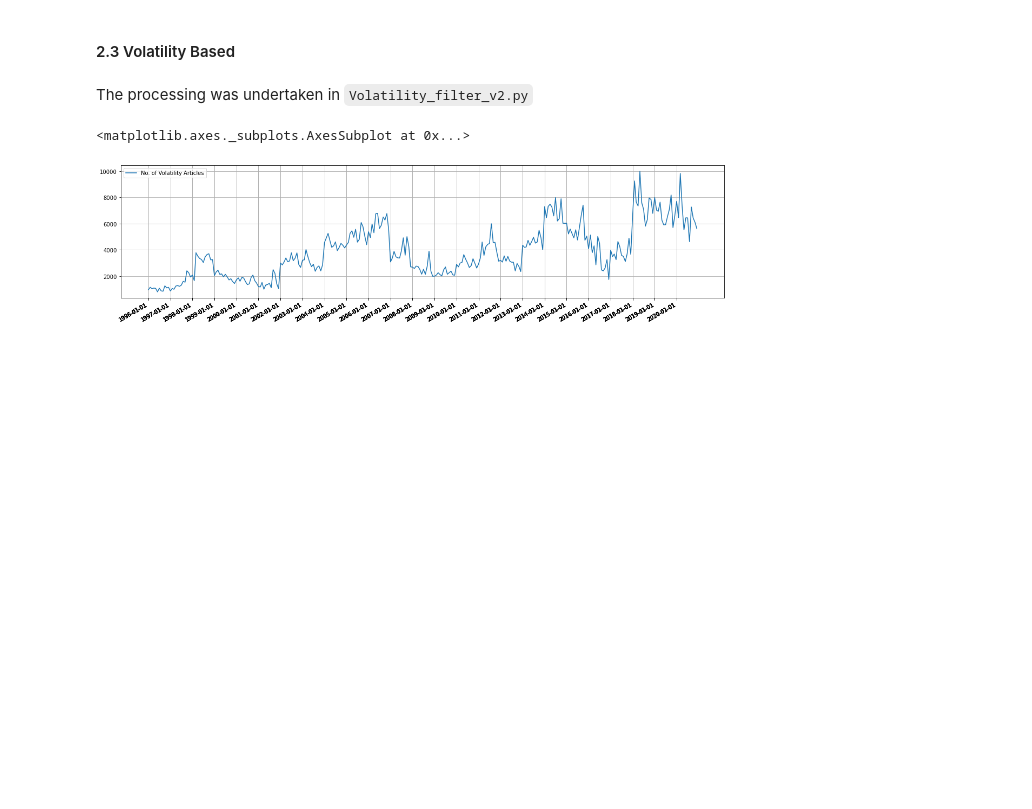
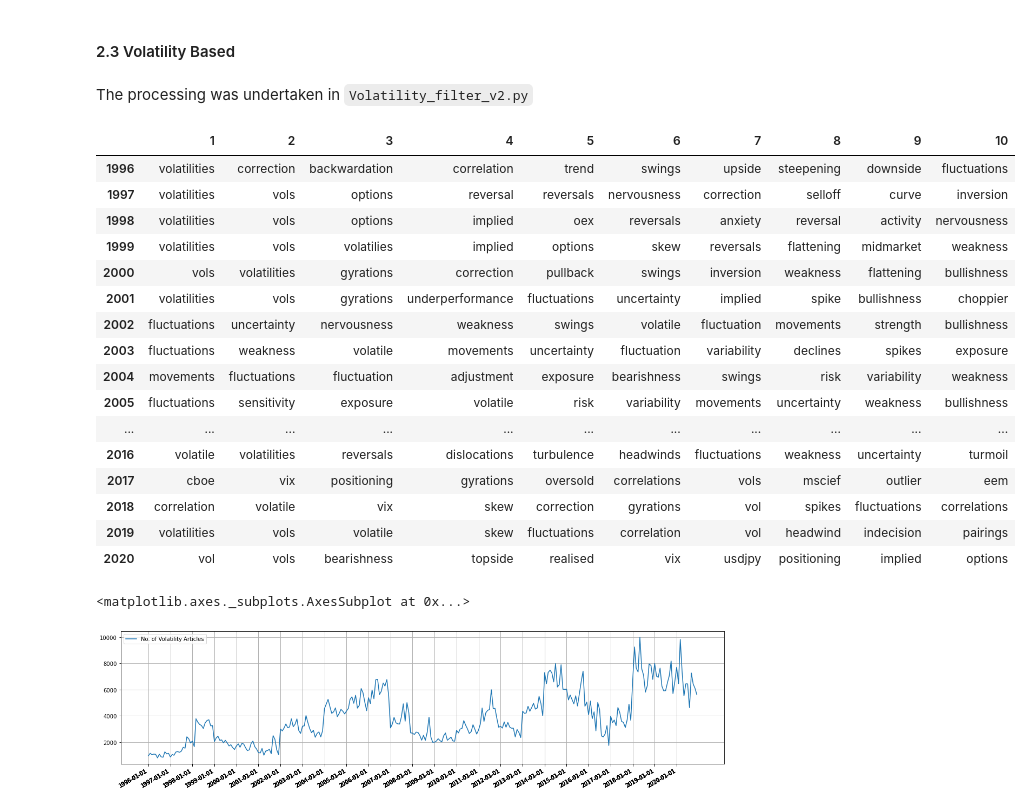
Before and after one commit to mehasadasivam/NLP, a Jupyter notebook: Master Notebook.ipynb, the cells around one changed output. Saved outputs shown, nothing was run; the diff lists cells and outputs as text; code cells hidden in the pictures; blank space fills up the shorter version.

```diff
--- a/Master Notebook.ipynb
+++ b/Master Notebook.ipynb
@@ -194,6 +226,29 @@ article_count.to_csv('Summary Stat Tables/GDP_Article_Count.csv')
 #### 2.3 Volatility Based
 # %% [markdown]
 The processing was undertaken in `Volatility_filter_v2.py`
+# %%
+words = pd.read_csv(TEMP_PATH + '/volatility_words.csv', index_col=0)
+
+words.index += 1
+words.T
+# %% [output]
+|  | 1 | 2 | 3 | 4 | 5 | 6 | 7 | 8 | 9 | 10 |
+| 1996 | volatilities | correction | backwardation | correlation | trend | swings | upside | steepening | downside | fluctuations |
+| 1997 | volatilities | vols | options | reversal | reversals | nervousness | correction | selloff | curve | inversion |
+| 1998 | volatilities | vols | options | implied | oex | reversals | anxiety | reversal | activity | nervousness |
+| 1999 | volatilities | vols | volatilies | implied | options | skew | reversals | flattening | midmarket | weakness |
+| 2000 | vols | volatilities | gyrations | correction | pullback | swings | inversion | weakness | flattening | bullishness |
+| 2001 | volatilities | vols | gyrations | underperformance | fluctuations | uncertainty | implied | spike | bullishness | choppier |
+| 2002 | fluctuations | uncertainty | nervousness | weakness | swings | volatile | fluctuation | movements | strength | bullishness |
+| 2003 | fluctuations | weakness | volatile | movements | uncertainty | fluctuation | variability | declines | spikes | exposure |
+| 2004 | movements | fluctuations | fluctuation | adjustment | exposure | bearishness | swings | risk | variability | weakness |
+| 2005 | fluctuations | sensitivity | exposure | volatile | risk | variability | movements | uncertainty | weakness | bullishness |
+| ... | ... | ... | ... | ... | ... | ... | ... | ... | ... | ... |
+| 2016 | volatile | volatilities | reversals | dislocations | turbulence | headwinds | fluctuations | weakness | uncertainty | turmoil |
+| 2017 | cboe | vix | positioning | gyrations | oversold | correlations | vols | mscief | outlier | eem |
+| 2018 | correlation | volatile | vix | skew | correction | gyrations | vol | spikes | fluctuations | correlations |
+| 2019 | volatilities | vols | volatile | skew | fluctuations | correlation | vol | headwind | indecision | pairings |
+| 2020 | vol | vols | bearishness | topside | realised | vix | usdjpy | positioning | implied | options |
 # %%
 # Looking at the number of articles over the years
 infl_files = glob.glob(TEMP_PATH + '/Volatility/Volatility_Articles_v2_*.json')
```
Also changed, not shown: parts of 14 cells of this notebook, 6 other files.
